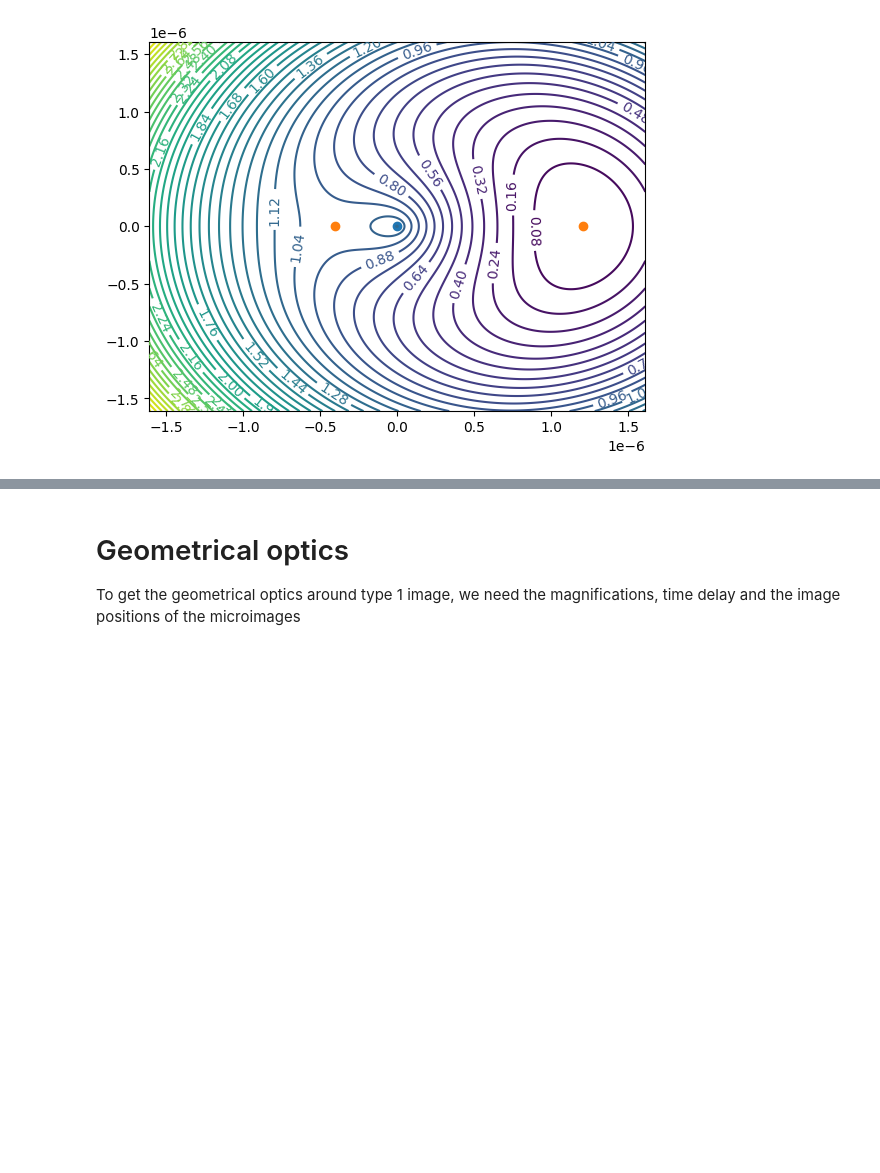
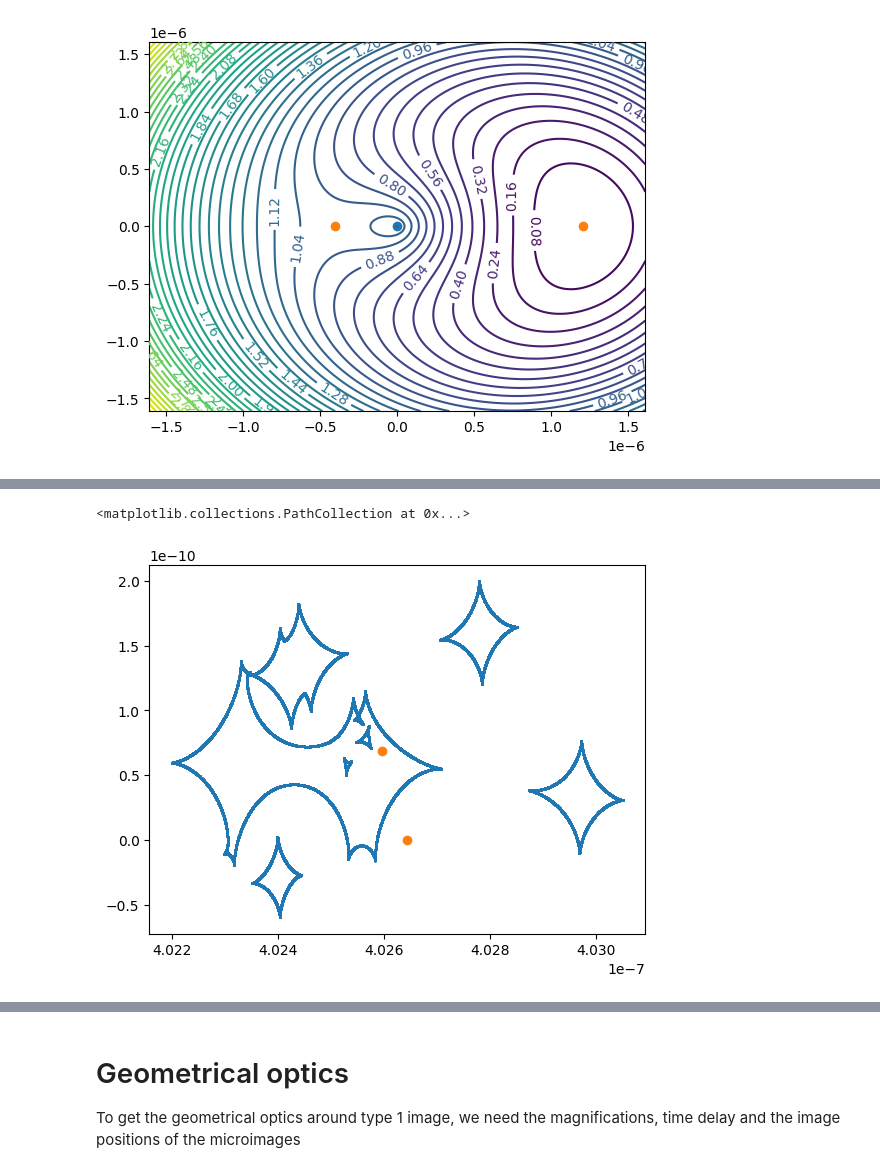
Before and after one commit to manchunyeung/wolensing, a Jupyter notebook: wolensing/failed/iden5_close.ipynb, the cells around one changed output, grey strips where cells are left out. Drawn from its saved outputs; the diff is of its cells as text; code cells hidden in the pictures; blank space fills up the shorter version.

```diff
--- a/wolensing/failed/iden5_close.ipynb
+++ b/wolensing/failed/iden5_close.ipynb
@@ -270,13 +251,15 @@ KeyboardInterrupt:
 # %%
 from lenstronomy.LensModel.lens_model_extensions import LensModelExtensions
 # lens_model_list = ['POINT_MASS']
 # lens_model_complete = LensModel(lens_model_list=lens_model_list)
 # lensmodelext = LensModelExtensions(lens_model_complete)
 ra_crit_list1, dec_crit_list1 = lensmodelext.critical_curve_tiling(kwargs_lens_list, compute_window=40*thetaE2, start_scale = thetaE2/100, center_x=MacroImg_ra[1], center_y=MacroImg_dec[1])
 ra_caustic_list1, dec_caustic_list1 = lens_model_complete.ray_shooting(ra_crit_list1, dec_crit_list1, kwargs_lens_list)
 macro_srcx, macro_srcy = lens_model_complete.ray_shooting(MacroImg_ra, MacroImg_dec, kwargs_lens_list)
 # lens_srcx, lens_srcy = lens_model_complete.ray_shooting(eta20, eta21, kwargs_lens_list)
 plt.scatter(ra_caustic_list1, dec_caustic_list1, s=1)
 macro_srcx, macro_srcy = lens_model_complete.ray_shooting(MacroImg_ra, MacroImg_dec, kwargs_lens_list)
-plt.scatter(macro_srcx, macro_srcy)
 # plt.scatter(lens_srcx, lens_srcy)
+# %% [output]
+<matplotlib.collections.PathCollection at 0x...>
+[figure, added]
```
Also changed, not shown: parts of 11 cells of this notebook, 38 other files.
